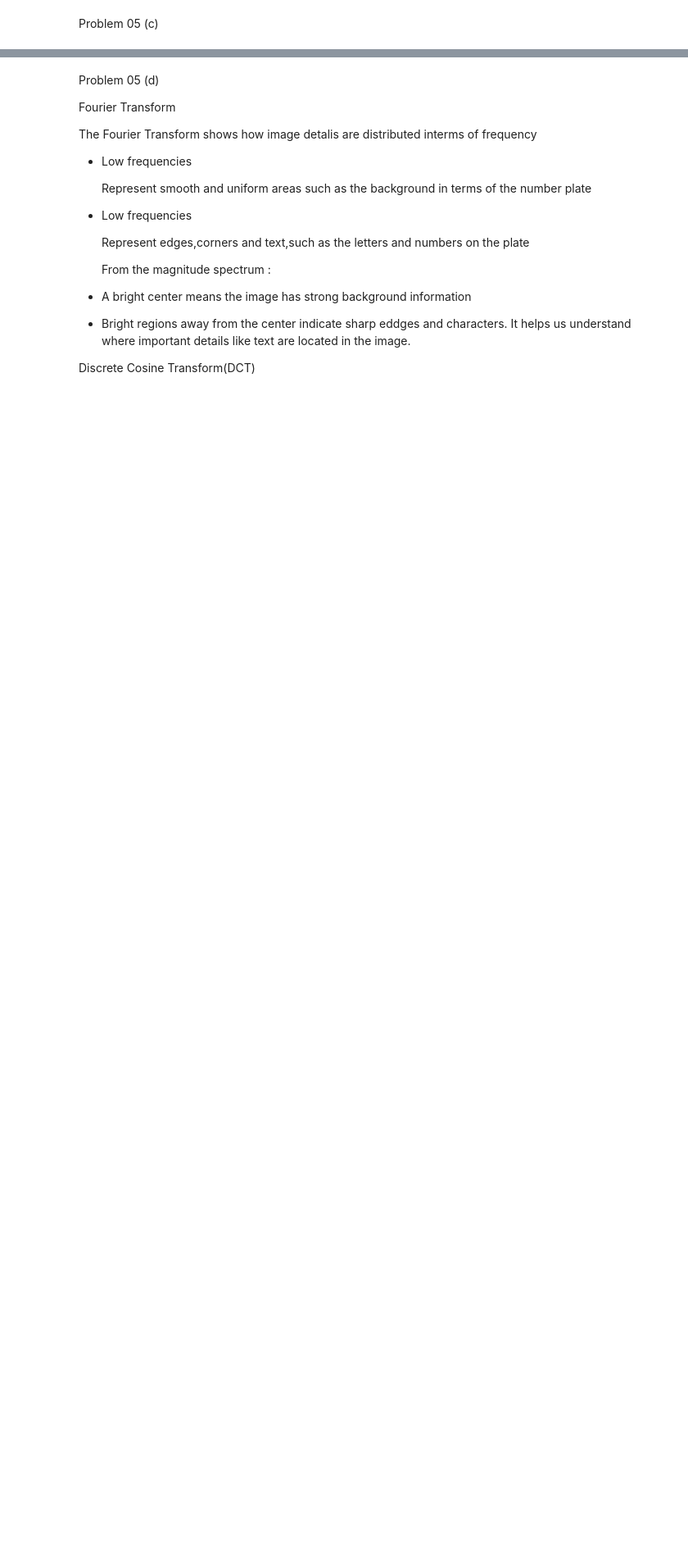
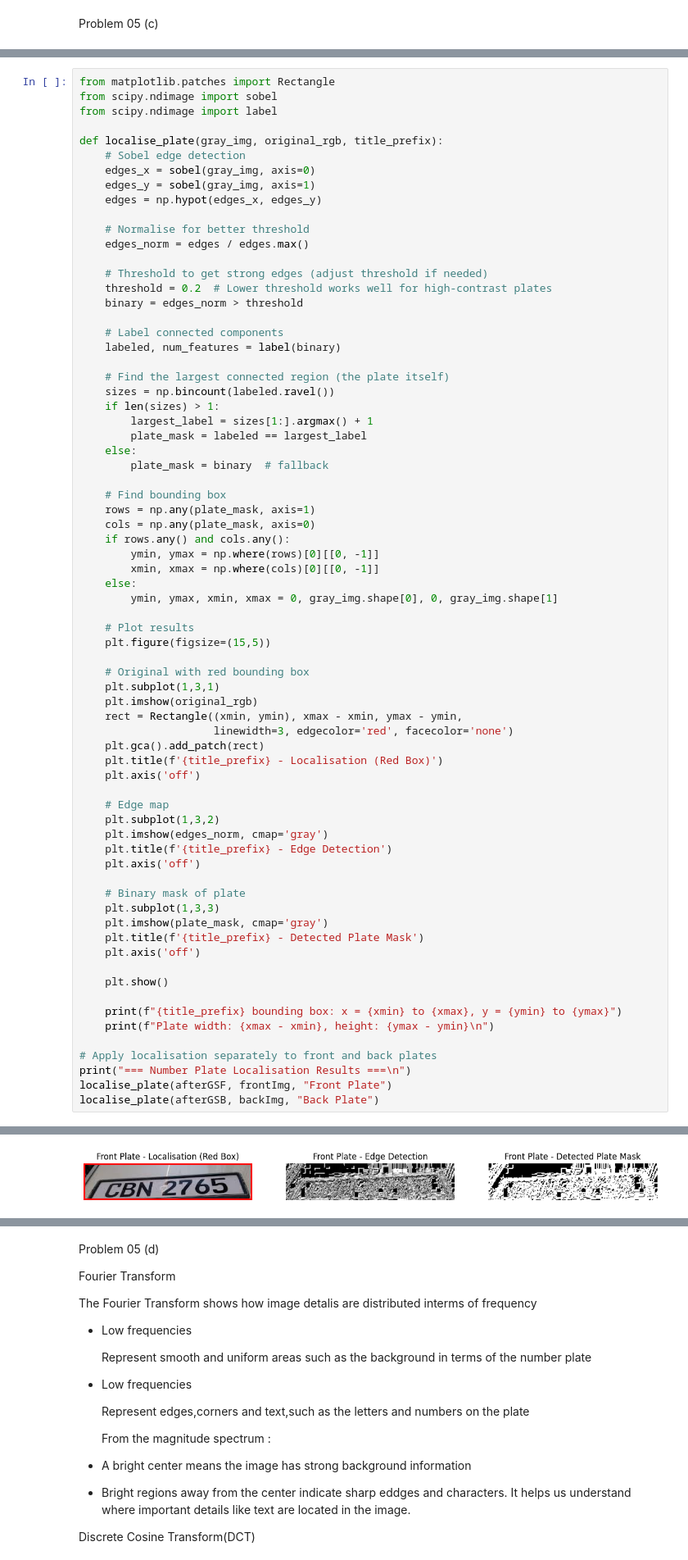
Before and after one commit to Bimee-Stack/Advanced-Mathematics-Coursework, a Jupyter notebook: Advanced_Mathematics_CW.ipynb, the cells around one changed output, grey strips where cells are left out. Shown at 82% size. Cells and saved outputs as stored; diff of their text form; blank space fills up the shorter version.

```diff
--- a/Advanced_Mathematics_CW.ipynb
+++ b/Advanced_Mathematics_CW.ipynb
@@ -220,0 +214,72 @@ plt.axis('off')
+# %%
+from matplotlib.patches import Rectangle
+from scipy.ndimage import sobel
+from scipy.ndimage import label
+
+def localise_plate(gray_img, original_rgb, title_prefix):
+    # Sobel edge detection
+    edges_x = sobel(gray_img, axis=0)
+    edges_y = sobel(gray_img, axis=1)
+    edges = np.hypot(edges_x, edges_y)
+
+    # Normalise for better threshold
+    edges_norm = edges / edges.max()
+
+    # Threshold to get strong edges (adjust threshold if needed)
+    threshold = 0.2  # Lower threshold works well for high-contrast plates
+    binary = edges_norm > threshold
+
+    # Label connected components
+    labeled, num_features = label(binary)
+
+    # Find the largest connected region (the plate itself)
+    sizes = np.bincount(labeled.ravel())
+    if len(sizes) > 1:
+        largest_label = sizes[1:].argmax() + 1
+        plate_mask = labeled == largest_label
+    else:
+        plate_mask = binary  # fallback
+
+    # Find bounding box
+    rows = np.any(plate_mask, axis=1)
+    cols = np.any(plate_mask, axis=0)
+    if rows.any() and cols.any():
+        ymin, ymax = np.where(rows)[0][[0, -1]]
+        xmin, xmax = np.where(cols)[0][[0, -1]]
+    else:
+        ymin, ymax, xmin, xmax = 0, gray_img.shape[0], 0, gray_img.shape[1]
+
+    # Plot results
+    plt.figure(figsize=(15,5))
+
+    # Original with red bounding box
+    plt.subplot(1,3,1)
+    plt.imshow(original_rgb)
+    rect = Rectangle((xmin, ymin), xmax - xmin, ymax - ymin,
+                     linewidth=3, edgecolor='red', facecolor='none')
+    plt.gca().add_patch(rect)
+    plt.title(f'{title_prefix} - Localisation (Red Box)')
+    plt.axis('off')
+
+    # Edge map
+    plt.subplot(1,3,2)
+    plt.imshow(edges_norm, cmap='gray')
+    plt.title(f'{title_prefix} - Edge Detection')
+    plt.axis('off')
+
+    # Binary mask of plate
+    plt.subplot(1,3,3)
+    plt.imshow(plate_mask, cmap='gray')
+    plt.title(f'{title_prefix} - Detected Plate Mask')
+    plt.axis('off')
+
+    plt.show()
+
+    print(f"{title_prefix} bounding box: x = {xmin} to {xmax}, y = {ymin} to {ymax}")
+    print(f"Plate width: {xmax - xmin}, height: {ymax - ymin}\n")
+
+# Apply localisation separately to front and back plates
+print("=== Number Plate Localisation Results ===\n")
+localise_plate(afterGSF, frontImg, "Front Plate")
+localise_plate(afterGSB, backImg, "Back Plate")
+# %% [output]
@@ -220,0 +287 @@ plt.axis('off')
+[figure, added]
```
Also changed, not shown: parts of 12 cells of this notebook.
